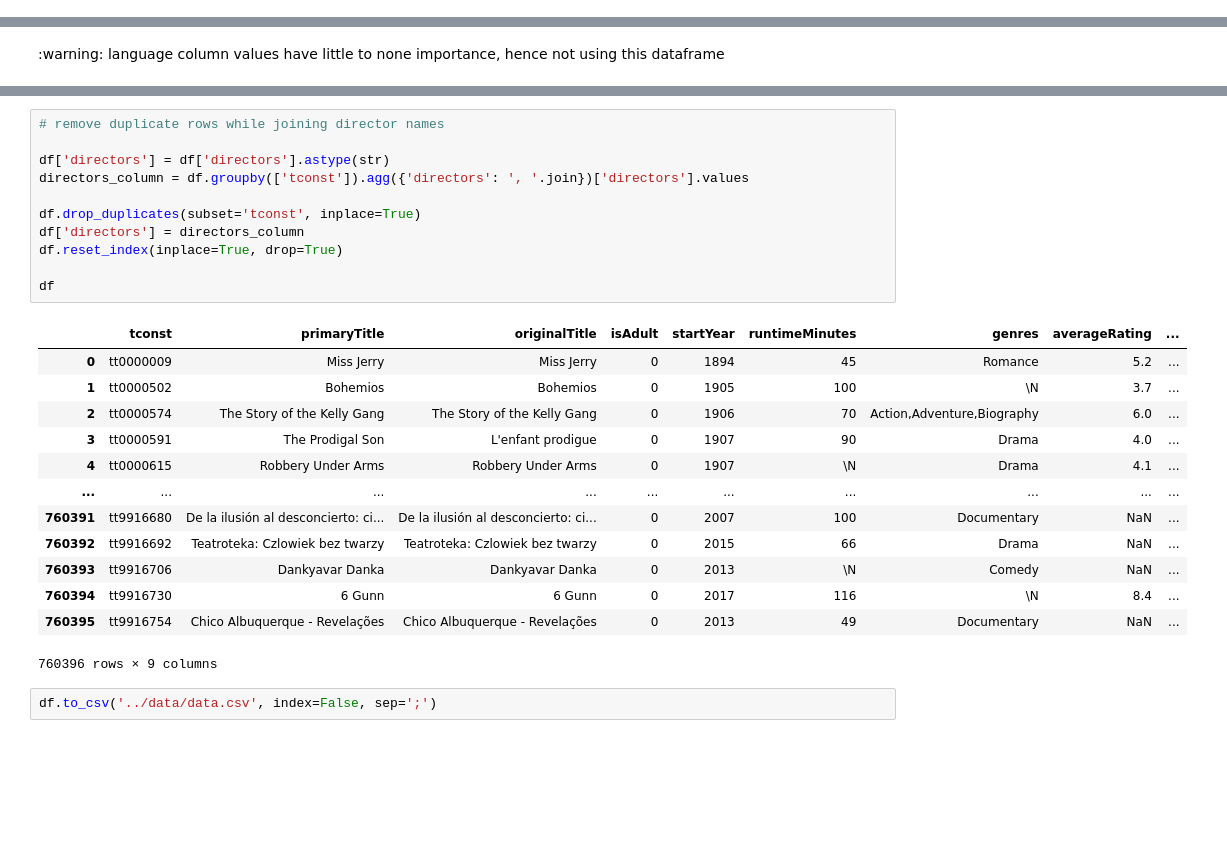
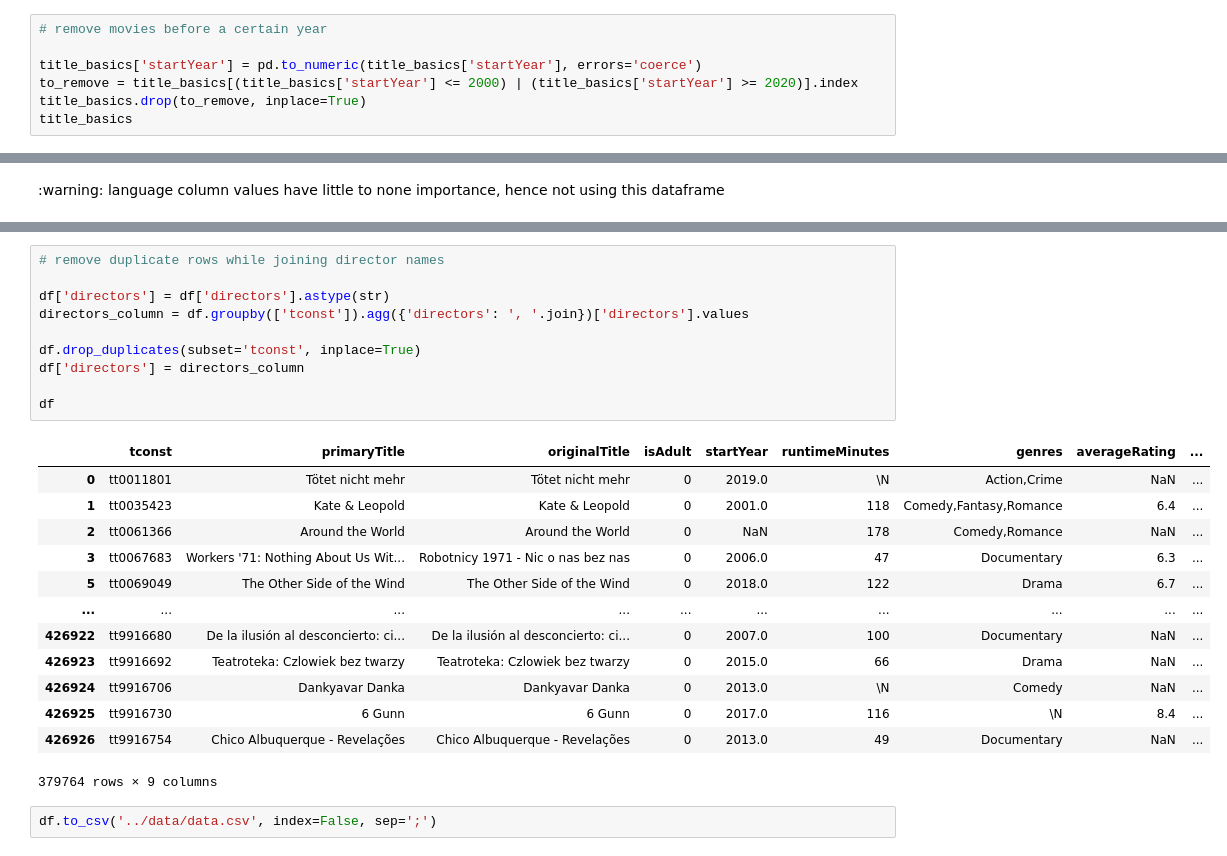
Before and after one commit to margaridav27/feup-pri, a Jupyter notebook: src/prepare_data.ipynb, the cells around one changed output, grey strips where cells are left out. Drawn from its saved outputs; the diff is of its cells as text; blank space fills up the shorter version.

Commit message:
added progress bar and remove movies before 2000 and after 2020

```diff
--- a/src/prepare_data.ipynb
+++ b/src/prepare_data.ipynb
@@ -30,3 +30,10 @@ duplicates = title_akas[title_akas.duplicated(['titleId'])]
 
 title_akas.drop(labels=duplicates.index, axis=0, inplace=True)
 title_akas.reset_index(inplace=True, drop=True)
+# %%
+# remove movies before a certain year
+
+title_basics['startYear'] = pd.to_numeric(title_basics['startYear'], errors='coerce')
+to_remove = title_basics[(title_basics['startYear'] <= 2000) | (title_basics['startYear'] >= 2020)].index
+title_basics.drop(to_remove, inplace=True)
+title_basics
@@ -107,28 +120,27 @@ df
 # %%
 # remove duplicate rows while joining director names
 
 df['directors'] = df['directors'].astype(str)
 directors_column = df.groupby(['tconst']).agg({'directors': ', '.join})['directors'].values
 
 df.drop_duplicates(subset='tconst', inplace=True)
 df['directors'] = directors_column
-df.reset_index(inplace=True, drop=True)
 
 df
 # %% [output]
 |  | tconst | primaryTitle | originalTitle | isAdult | startYear | runtimeMinutes | genres | averageRating | ... |
-| 0 | tt0000009 | Miss Jerry | Miss Jerry | 0 | 1894 | 45 | Romance | 5.2 | ... |
-| 1 | tt0000502 | Bohemios | Bohemios | 0 | 1905 | 100 | \N | 3.7 | ... |
-| 2 | tt0000574 | The Story of the Kelly Gang | The Story of the Kelly Gang | 0 | 1906 | 70 | Action,Adventure,Biography | 6.0 | ... |
-| 3 | tt0000591 | The Prodigal Son | L'enfant prodigue | 0 | 1907 | 90 | Drama | 4.0 | ... |
-| 4 | tt0000615 | Robbery Under Arms | Robbery Under Arms | 0 | 1907 | \N | Drama | 4.1 | ... |
+| 0 | tt0011801 | Tötet nicht mehr | Tötet nicht mehr | 0 | 2019.0 | \N | Action,Crime | NaN | ... |
+| 1 | tt0035423 | Kate & Leopold | Kate & Leopold | 0 | 2001.0 | 118 | Comedy,Fantasy,Romance | 6.4 | ... |
+| 2 | tt0061366 | Around the World | Around the World | 0 | NaN | 178 | Comedy,Romance | NaN | ... |
+| 3 | tt0067683 | Workers '71: Nothing About Us Wit... | Robotnicy 1971 - Nic o nas bez nas | 0 | 2006.0 | 47 | Documentary | 6.3 | ... |
+| 5 | tt0069049 | The Other Side of the Wind | The Other Side of the Wind | 0 | 2018.0 | 122 | Drama | 6.7 | ... |
 | ... | ... | ... | ... | ... | ... | ... | ... | ... | ... |
-| 760391 | tt9916680 | De la ilusión al desconcierto: ci... | De la ilusión al desconcierto: ci... | 0 | 2007 | 100 | Documentary | NaN | ... |
-| 760392 | tt9916692 | Teatroteka: Czlowiek bez twarzy | Teatroteka: Czlowiek bez twarzy | 0 | 2015 | 66 | Drama | NaN | ... |
-| 760393 | tt9916706 | Dankyavar Danka | Dankyavar Danka | 0 | 2013 | \N | Comedy | NaN | ... |
-| 760394 | tt9916730 | 6 Gunn | 6 Gunn | 0 | 2017 | 116 | \N | 8.4 | ... |
-| 760395 | tt9916754 | Chico Albuquerque - Revelações | Chico Albuquerque - Revelações | 0 | 2013 | 49 | Documentary | NaN | ... |
+| 426922 | tt9916680 | De la ilusión al desconcierto: ci... | De la ilusión al desconcierto: ci... | 0 | 2007.0 | 100 | Documentary | NaN | ... |
+| 426923 | tt9916692 | Teatroteka: Czlowiek bez twarzy | Teatroteka: Czlowiek bez twarzy | 0 | 2015.0 | 66 | Drama | NaN | ... |
+| 426924 | tt9916706 | Dankyavar Danka | Dankyavar Danka | 0 | 2013.0 | \N | Comedy | NaN | ... |
+| 426925 | tt9916730 | 6 Gunn | 6 Gunn | 0 | 2017.0 | 116 | \N | 8.4 | ... |
+| 426926 | tt9916754 | Chico Albuquerque - Revelações | Chico Albuquerque - Revelações | 0 | 2013.0 | 49 | Documentary | NaN | ... |
-760396 rows × 9 columns
+379764 rows × 9 columns
 # %%
 df.to_csv('../data/data.csv', index=False, sep=';')
 # %% [markdown]
```
Also changed, not shown: parts of 5 cells of this notebook, 3 other files.
